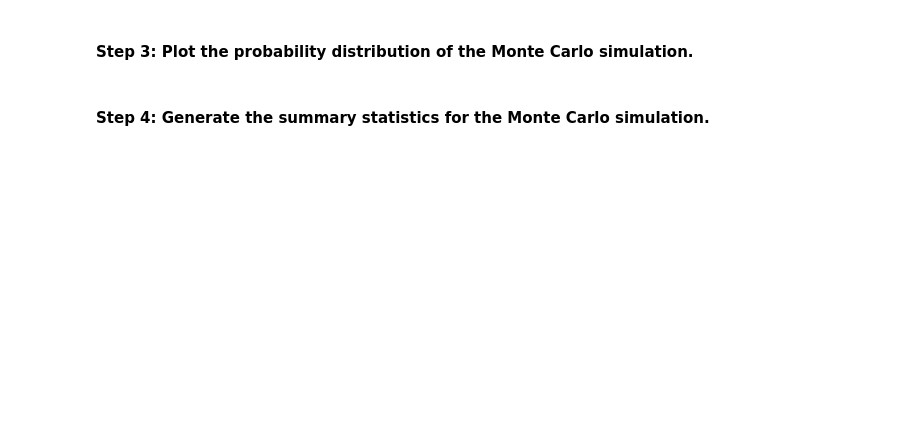
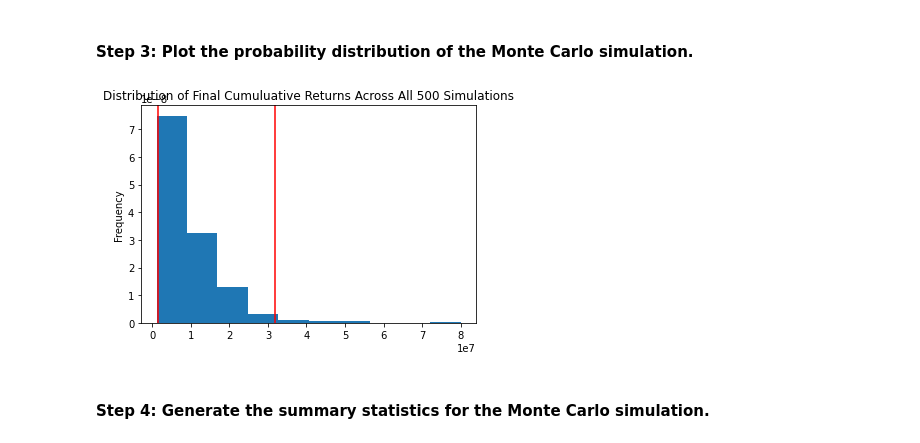
Before and after one commit to williamalford81/Assignment_5, a Jupyter notebook: financial_planning_tools.ipynb, the cells around one changed output. Drawn from its saved outputs; the diff is of its cells as text; code cells hidden in the pictures; blank space fills up the shorter version.

```diff
--- a/financial_planning_tools.ipynb
+++ b/financial_planning_tools.ipynb
@@ -444,7 +527,9 @@ In this section, you’ll use the MCForecastTools library to create a Monte Carl
 # %%
 # Visualize the probability distribution of the 30-year Monte Carlo simulation
 # by plotting a histogram
-# YOUR CODE HERE
+thirty_years_distribution_plot = MC_thirty_years.plot_distribution()
+# %% [output]
+[figure, added]
 # %% [markdown]
 #### Step 4: Generate the summary statistics for the Monte Carlo simulation.
 # %%
```
Also changed, not shown: parts of 26 cells of this notebook.
